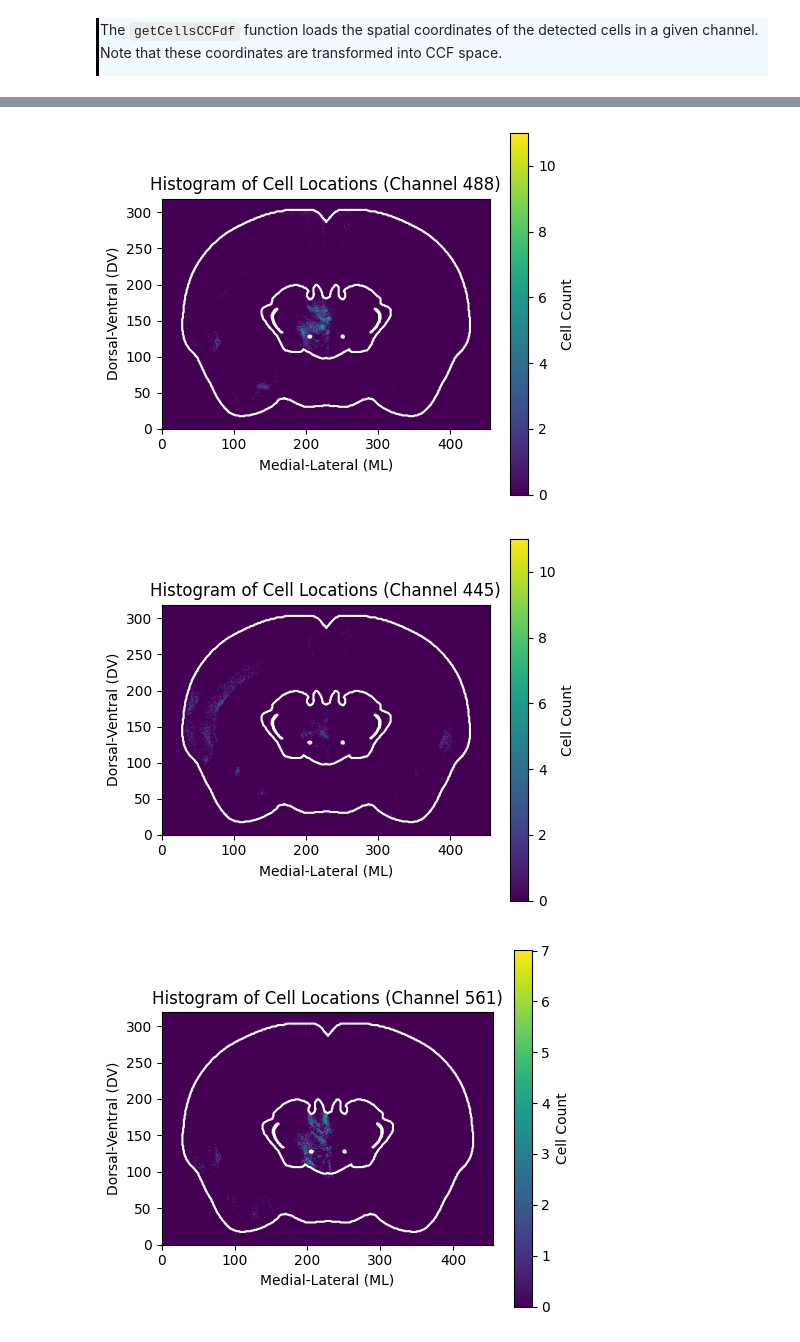
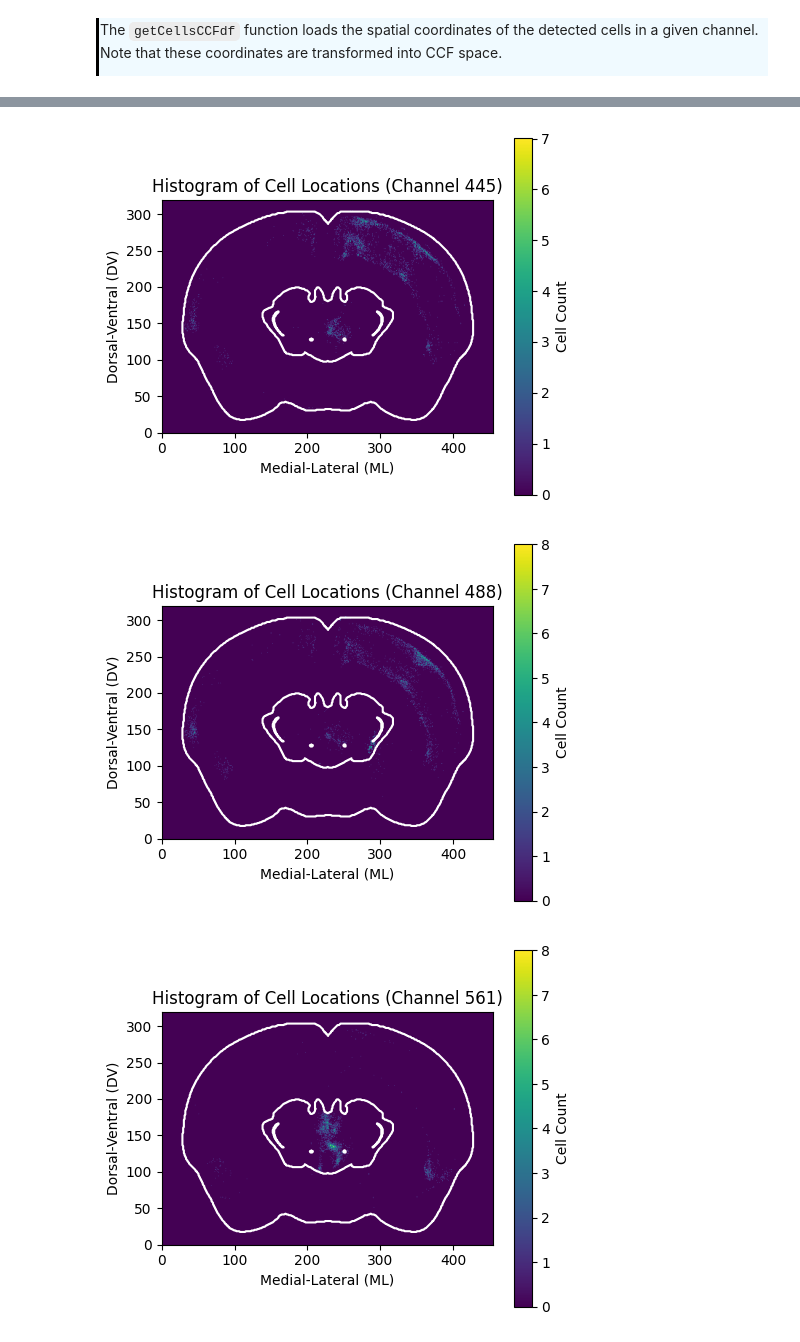
Before and after one commit to AllenNeuralDynamics/AIND-CNC-SmartSPIM-Workshop, a Jupyter notebook: code/Workshop Notebook V3.ipynb, the cells around one changed output, grey strips where cells are left out. Cells and saved outputs as stored; diff of their text form; code cells hidden in the pictures.

```diff
--- a/code/Workshop Notebook V3.ipynb
+++ b/code/Workshop Notebook V3.ipynb
@@ -94,7 +92,4 @@ Here, you can see which channels went through each stage of processing.
 # %%
-# mouse_ID = '698035'
-mouse_ID = '691387'
+mouse_ID = '689238'
 x = load_data(mouse_ID)
-
-# to do - export the last bit as "channels" to pass through other stuff later on
 # %% [output]
@@ -108,0 +105,3 @@ MTS: Perhaps it's worth clarifying somewhere that the 639 channel is exclusively
+# %%
+channels = list(x.quantPaths.keys())
+channels
@@ -150,5 +135,5 @@ getCellsCCFdf(ch: list) method of load_data.load_data instance
 # %%
-cellLocs = x.getCellsCCFdf(["445", "488", "561"])
+cellLocs = x.getCellsCCFdf(channels)
 cellLocs
 # %% [output]
 |  | AP | DV | ML | channel |
@@ -177,16 +160,12 @@ Let's explore where the targeted cells are located in the brain. Since this proj
 
 You can play around with the `plane` and `window` parameters to adjust the location and thickness of the slice we plot or the roiList to outline different brain regions.
 # %%
-import matplotlib.pyplot as plt
-import numpy as np
-
-channel = ["488", "445", "561"]
 plane = 250
 window = 5
 roiList = ["root", "TH"]
 
 # Loop through each channel
-for ch in channel:
+for ch in channels:
 
     # Set figure parameters
     fig, ax = plt.subplots(figsize=(5, 4))
@@ -208,33 +187,33 @@ for ch in channel:
     ]
 
     xbins = np.arange(0, atlas.get_structure_mask("root").shape[2], 1)
     ybins = np.arange(0, atlas.get_structure_mask("root").shape[1], 1)
     hist, xedges, yedges = np.histogram2d(
         planeLocs[planeLocs['channel'] == ch]["ML"],
         planeLocs[planeLocs['channel'] == ch]["DV"],
         bins=(xbins, ybins),
     )
 
     # Overlay the heatmap
     extent = [xedges[0], xedges[-1], yedges[0], yedges[-1]]
     heatmap = ax.imshow(
         hist.T,  # Transpose because imshow expects (rows, cols)
         extent=extent,
         origin="upper",
         cmap="viridis",
         alpha=1,
     )
 
     # Add colorbar and labels
     cbar = plt.colorbar(heatmap, ax=ax)
     cbar.set_label("Cell Count")
     ax.set_title(f"Histogram of Cell Locations (Channel {ch})")
     ax.set_xlabel("Medial-Lateral (ML)")
     ax.set_ylabel("Dorsal-Ventral (DV)")
 
     plt.tight_layout()
     plt.show()
 # %% [output]
-[figure, old version]
+[figure, new version]
-[figure, old version]
+[figure, new version]
-[figure, old version]
+[figure, new version]
```
Also changed, not shown: parts of 51 cells of this notebook, 2 other files.
